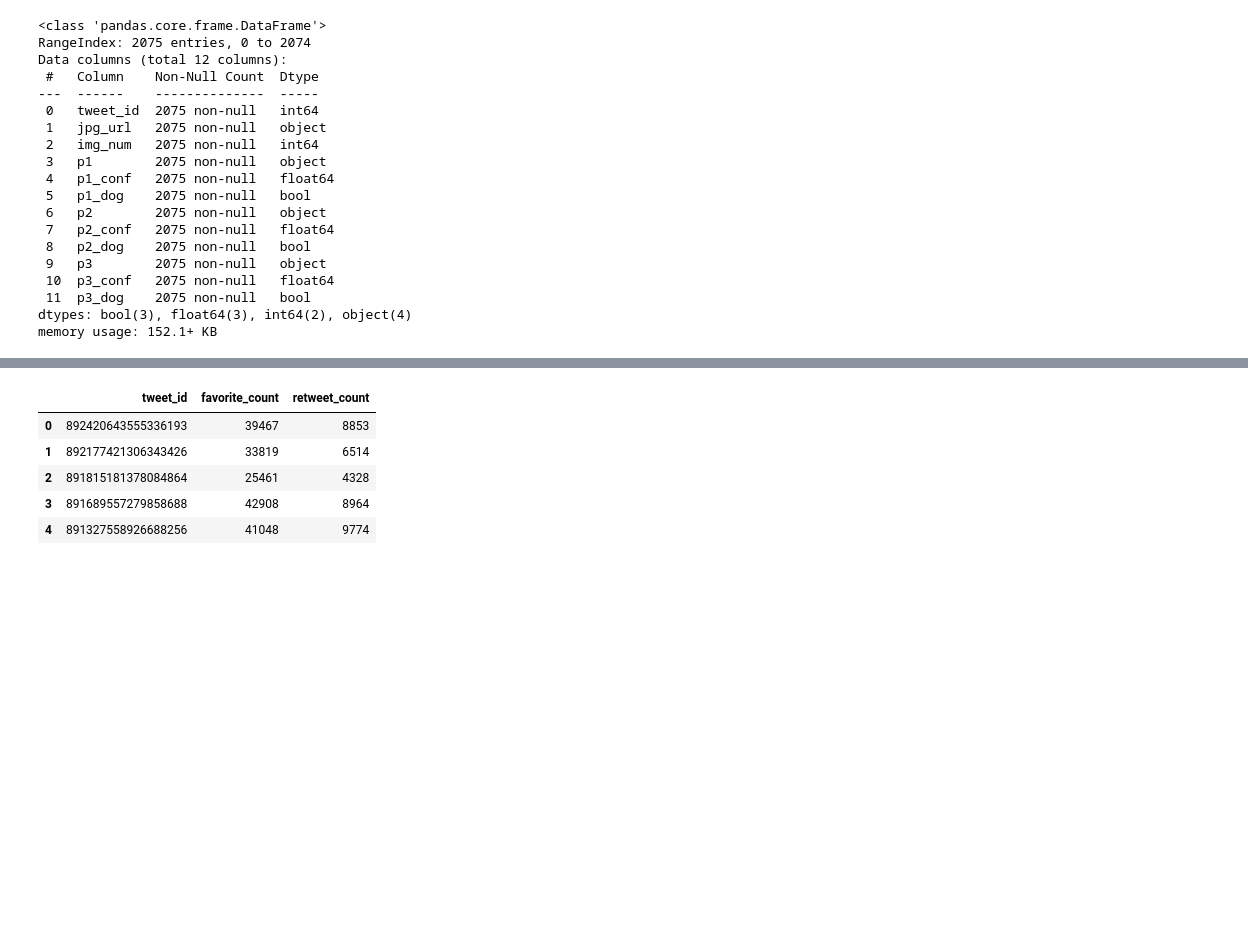
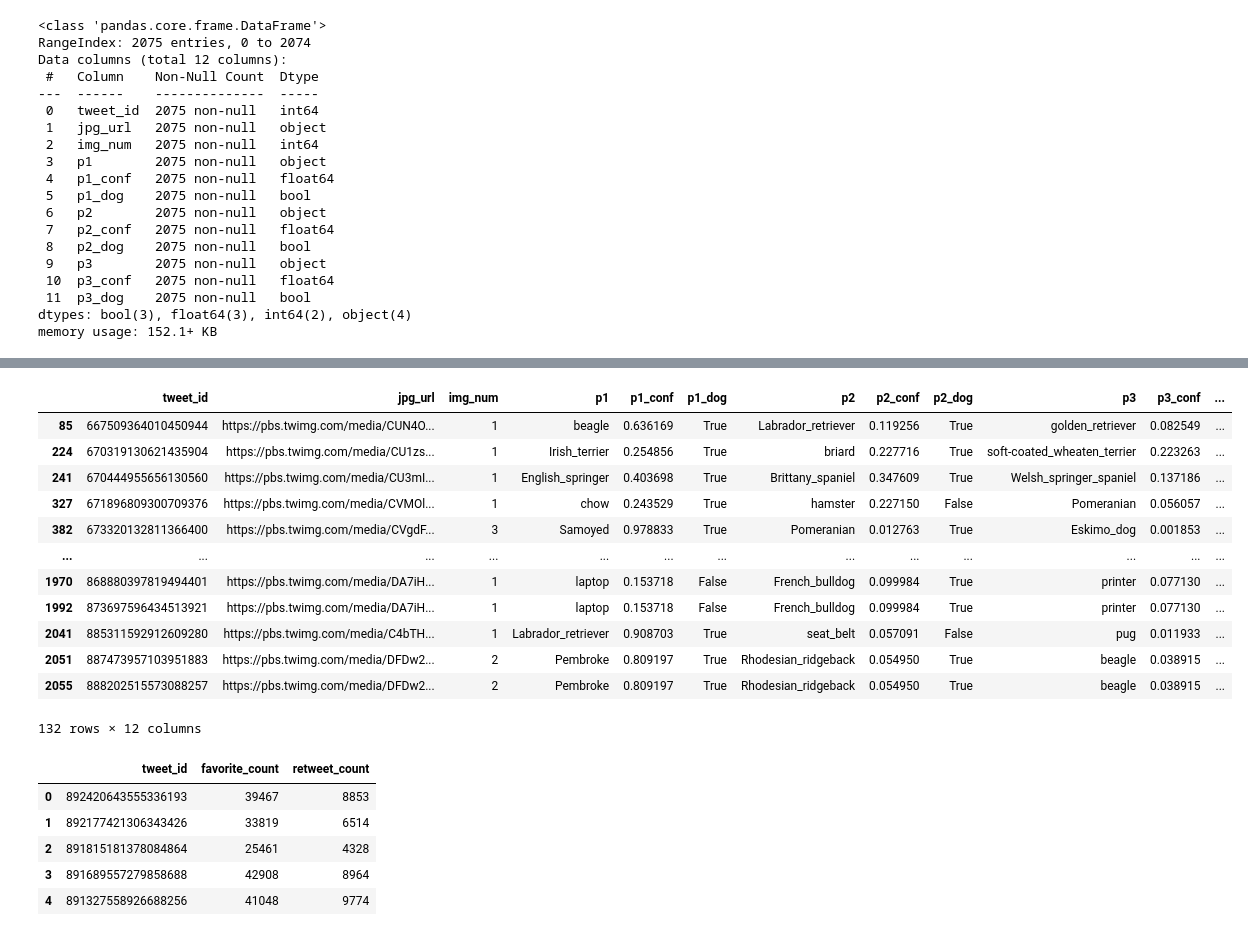
Before and after one commit to josyulajj/twitter-exploratorydataanalysis, a Jupyter notebook: wrangle_act.ipynb, the cells around one changed output, grey strips where cells are left out. Saved outputs shown, nothing was run; the diff lists cells and outputs as text; code cells hidden in the pictures; blank space fills up the shorter version.

```diff
--- a/wrangle_act.ipynb
+++ b/wrangle_act.ipynb
@@ -187,3 +455,19 @@ image_pred_df[['p1_conf', 'p2_conf', 'p3_conf']].describe()
+# %%
+image_pred_df[image_pred_df.duplicated(['jpg_url'], keep=False)].sort()
+# %% [output]
+|  | tweet_id | jpg_url | img_num | p1 | p1_conf | p1_dog | p2 | p2_conf | p2_dog | p3 | p3_conf | ... |
+| 85 | 667509364010450944 | https://pbs.twimg.com/media/CUN4O... | 1 | beagle | 0.636169 | True | Labrador_retriever | 0.119256 | True | golden_retriever | 0.082549 | ... |
+| 224 | 670319130621435904 | https://pbs.twimg.com/media/CU1zs... | 1 | Irish_terrier | 0.254856 | True | briard | 0.227716 | True | soft-coated_wheaten_terrier | 0.223263 | ... |
+| 241 | 670444955656130560 | https://pbs.twimg.com/media/CU3mI... | 1 | English_springer | 0.403698 | True | Brittany_spaniel | 0.347609 | True | Welsh_springer_spaniel | 0.137186 | ... |
+| 327 | 671896809300709376 | https://pbs.twimg.com/media/CVMOl... | 1 | chow | 0.243529 | True | hamster | 0.227150 | False | Pomeranian | 0.056057 | ... |
+| 382 | 673320132811366400 | https://pbs.twimg.com/media/CVgdF... | 3 | Samoyed | 0.978833 | True | Pomeranian | 0.012763 | True | Eskimo_dog | 0.001853 | ... |
+| ... | ... | ... | ... | ... | ... | ... | ... | ... | ... | ... | ... | ... |
+| 1970 | 868880397819494401 | https://pbs.twimg.com/media/DA7iH... | 1 | laptop | 0.153718 | False | French_bulldog | 0.099984 | True | printer | 0.077130 | ... |
+| 1992 | 873697596434513921 | https://pbs.twimg.com/media/DA7iH... | 1 | laptop | 0.153718 | False | French_bulldog | 0.099984 | True | printer | 0.077130 | ... |
+| 2041 | 885311592912609280 | https://pbs.twimg.com/media/C4bTH... | 1 | Labrador_retriever | 0.908703 | True | seat_belt | 0.057091 | False | pug | 0.011933 | ... |
+| 2051 | 887473957103951883 | https://pbs.twimg.com/media/DFDw2... | 2 | Pembroke | 0.809197 | True | Rhodesian_ridgeback | 0.054950 | True | beagle | 0.038915 | ... |
+| 2055 | 888202515573088257 | https://pbs.twimg.com/media/DFDw2... | 2 | Pembroke | 0.809197 | True | Rhodesian_ridgeback | 0.054950 | True | beagle | 0.038915 | ... |
+132 rows × 12 columns
 # %%
 tweets_data = []
 with open('tweets.json', errors='ignore') as tweets:
```
Also changed, not shown: parts of 28 cells of this notebook, 1 other file.
